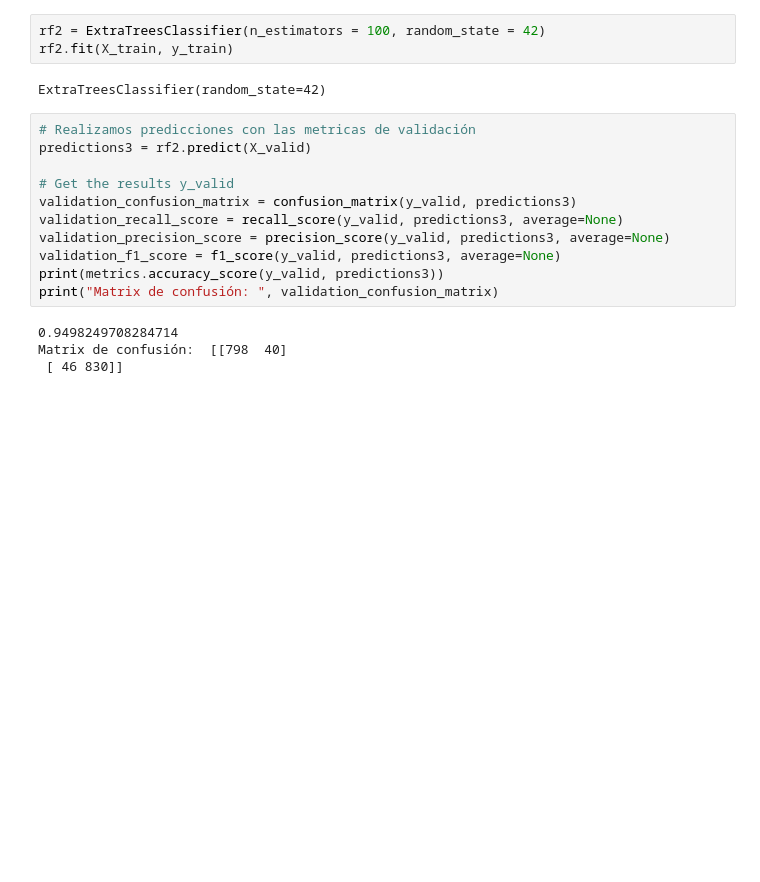
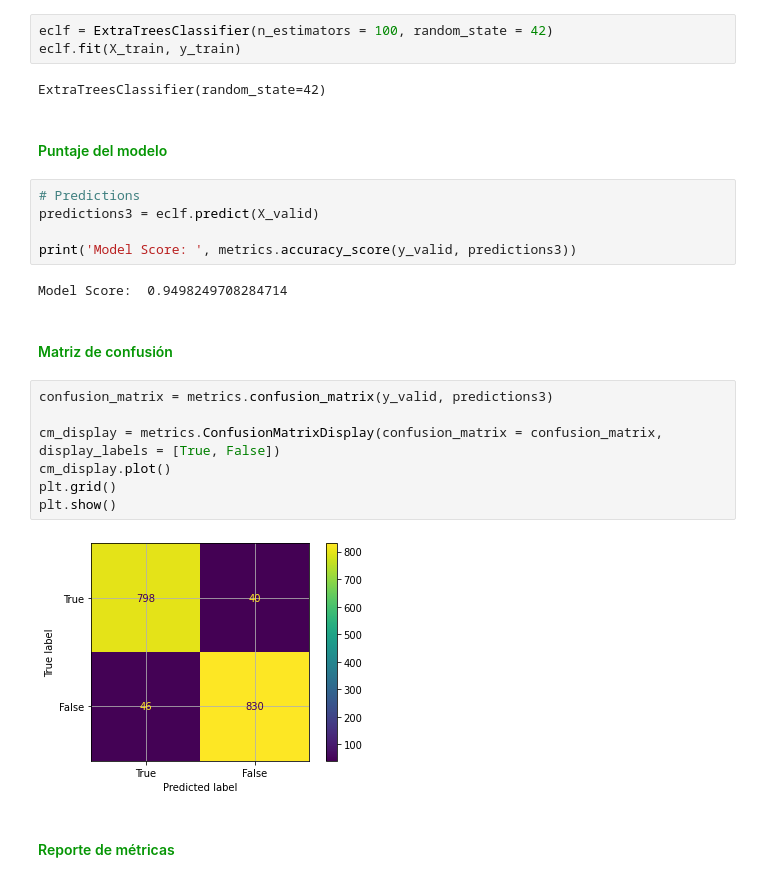
Before and after one commit to JavierCotto5201/LAB1_SDS, a Jupyter notebook: Laoratorio 1.ipynb, the cells around one changed output. Saved outputs shown, nothing was run; the diff lists cells and outputs as text; blank space fills up the shorter version.

```diff
--- a/Laoratorio 1.ipynb
+++ b/Laoratorio 1.ipynb
@@ -525,20 +342,27 @@ Matrix de confusión:  [[780  58]
 # %%
-rf2 = ExtraTreesClassifier(n_estimators = 100, random_state = 42)
-rf2.fit(X_train, y_train)
+eclf = ExtraTreesClassifier(n_estimators = 100, random_state = 42)
+eclf.fit(X_train, y_train)
 # %% [output]
 ExtraTreesClassifier(random_state=42)
-# %%
-# Realizamos predicciones con las metricas de validación
-predictions3 = rf2.predict(X_valid)
-
-# Get the results y_valid
-validation_confusion_matrix = confusion_matrix(y_valid, predictions3)
-validation_recall_score = recall_score(y_valid, predictions3, average=None)
-validation_precision_score = precision_score(y_valid, predictions3, average=None)
-validation_f1_score = f1_score(y_valid, predictions3, average=None)
-print(metrics.accuracy_score(y_valid, predictions3))
-print("Matrix de confusión: ", validation_confusion_matrix)
-# %% [output]
-0.9498249708284714
-Matrix de confusión:  [[798  40]
- [ 46 830]]
+# %% [markdown]
+<h4 style="color:#069605">Puntaje del modelo</h4>
+# %%
+# Predictions
+predictions3 = eclf.predict(X_valid)
+
+print('Model Score: ', metrics.accuracy_score(y_valid, predictions3))
+# %% [output]
+Model Score:  0.9498249708284714
+# %% [markdown]
+<h4 style="color:#069605">Matriz de confusión</h4>
+# %%
+confusion_matrix = metrics.confusion_matrix(y_valid, predictions3)
+
+cm_display = metrics.ConfusionMatrixDisplay(confusion_matrix = confusion_matrix, display_labels = [True, False])
+cm_display.plot()
+plt.grid()
+plt.show()
+# %% [output]
+[figure, added]
+# %% [markdown]
+<h4 style="color:#069605">Reporte de métricas</h4>
```
Also changed, not shown: parts of 66 cells of this notebook, 3 other files.
